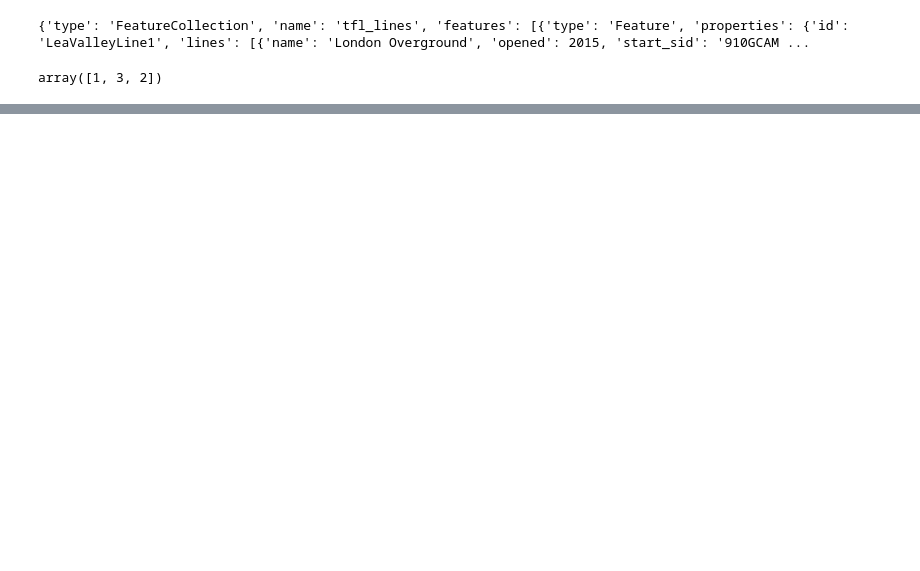
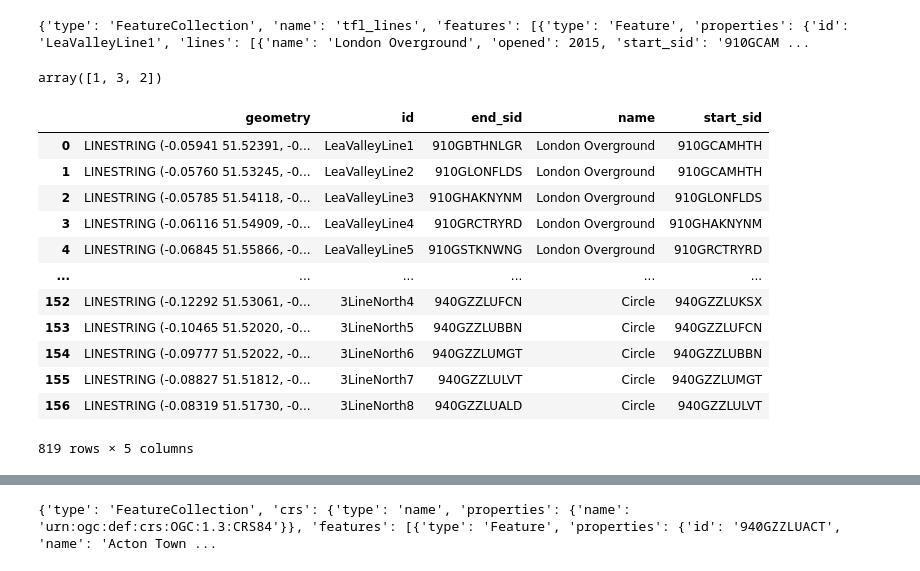
Before and after one commit to lenkahas/London_tube_spatial_files, a Jupyter notebook: quick_convert.ipynb, the cells around one changed output, grey strips where cells are left out. Saved outputs shown, nothing was run; the diff lists cells and outputs as text; code cells hidden in the pictures; blank space fills up the shorter version.

Commit message:
add stations

```diff
--- a/quick_convert.ipynb
+++ b/quick_convert.ipynb
@@ -136,6 +136,22 @@ lines3 = lines3[~(lines3['start_sid']== 'null')]
 # %%
 # combine all the spatial lines
 tube = pd.concat([lines1,lines2,lines3])
+# %%
+tube
+# %% [output]
+|  | geometry | id | end_sid | name | start_sid |
+| 0 | LINESTRING (-0.05941 51.52391, -0... | LeaValleyLine1 | 910GBTHNLGR | London Overground | 910GCAMHTH |
+| 1 | LINESTRING (-0.05760 51.53245, -0... | LeaValleyLine2 | 910GLONFLDS | London Overground | 910GCAMHTH |
+| 2 | LINESTRING (-0.05785 51.54118, -0... | LeaValleyLine3 | 910GHAKNYNM | London Overground | 910GLONFLDS |
+| 3 | LINESTRING (-0.06116 51.54909, -0... | LeaValleyLine4 | 910GRCTRYRD | London Overground | 910GHAKNYNM |
+| 4 | LINESTRING (-0.06845 51.55866, -0... | LeaValleyLine5 | 910GSTKNWNG | London Overground | 910GRCTRYRD |
+| ... | ... | ... | ... | ... | ... |
+| 152 | LINESTRING (-0.12292 51.53061, -0... | 3LineNorth4 | 940GZZLUFCN | Circle | 940GZZLUKSX |
+| 153 | LINESTRING (-0.10465 51.52020, -0... | 3LineNorth5 | 940GZZLUBBN | Circle | 940GZZLUFCN |
+| 154 | LINESTRING (-0.09777 51.52022, -0... | 3LineNorth6 | 940GZZLUMGT | Circle | 940GZZLUBBN |
+| 155 | LINESTRING (-0.08827 51.51812, -0... | 3LineNorth7 | 940GZZLULVT | Circle | 940GZZLUMGT |
+| 156 | LINESTRING (-0.08319 51.51730, -0... | 3LineNorth8 | 940GZZLUALD | Circle | 940GZZLULVT |
+819 rows × 5 columns
 # %%
 # set the projection
 tube = tube.set_crs('epsg:4326')
@@ -148,0 +165,8 @@ tube.to_file('./../../../../../../Desktop/London_tube_spatial.geojson')
+# %%
+# get data in
+url = 'https://raw.githubusercontent.com/oobrien/vis/master/tubecreature/data/tfl_stations.json'
+resp = requests.get(url)
+data = json.loads(resp.text)
+print(data)
+# %% [output]
+{'type': 'FeatureCollection', 'crs': {'type': 'name', 'properties': {'name': 'urn:ogc:def:crs:OGC:1.3:CRS84'}}, 'features': [{'type': 'Feature', 'properties': {'id': '940GZZLUACT', 'name': 'Acton Town ...
```
Also changed, not shown: parts of 4 cells of this notebook, 1 other file.
